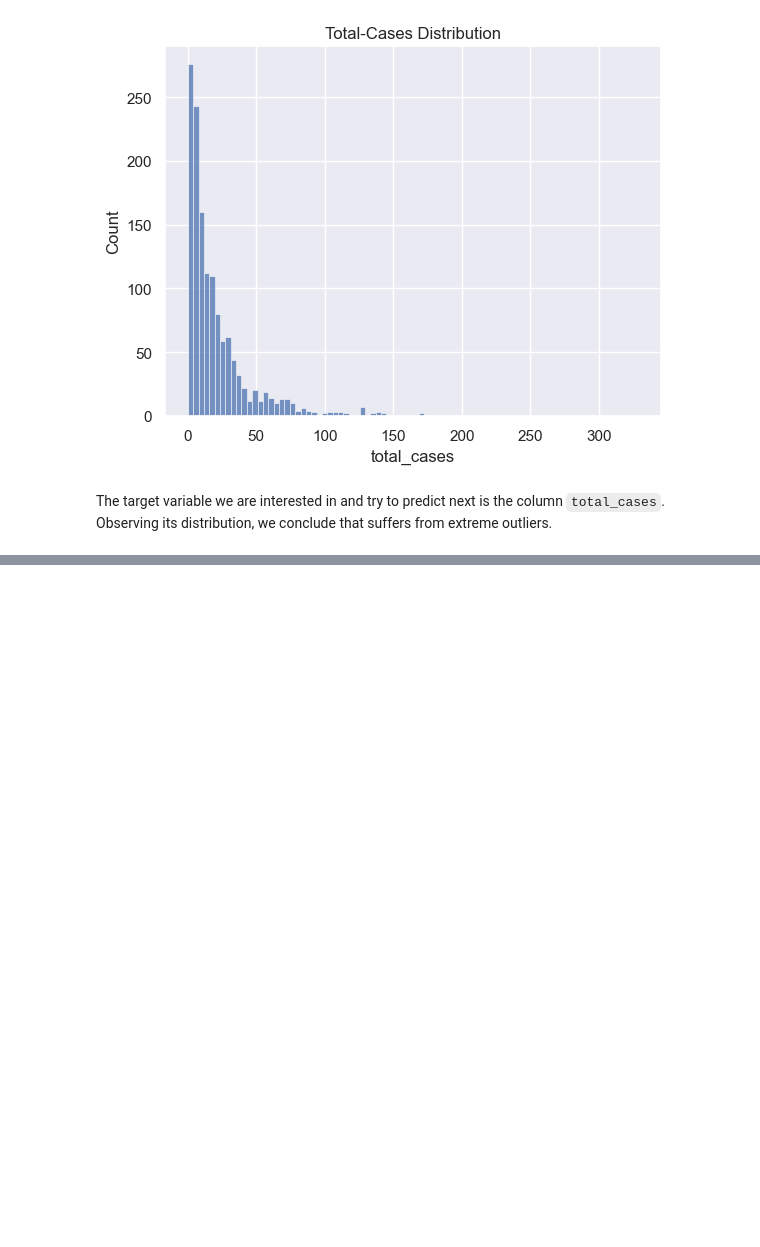
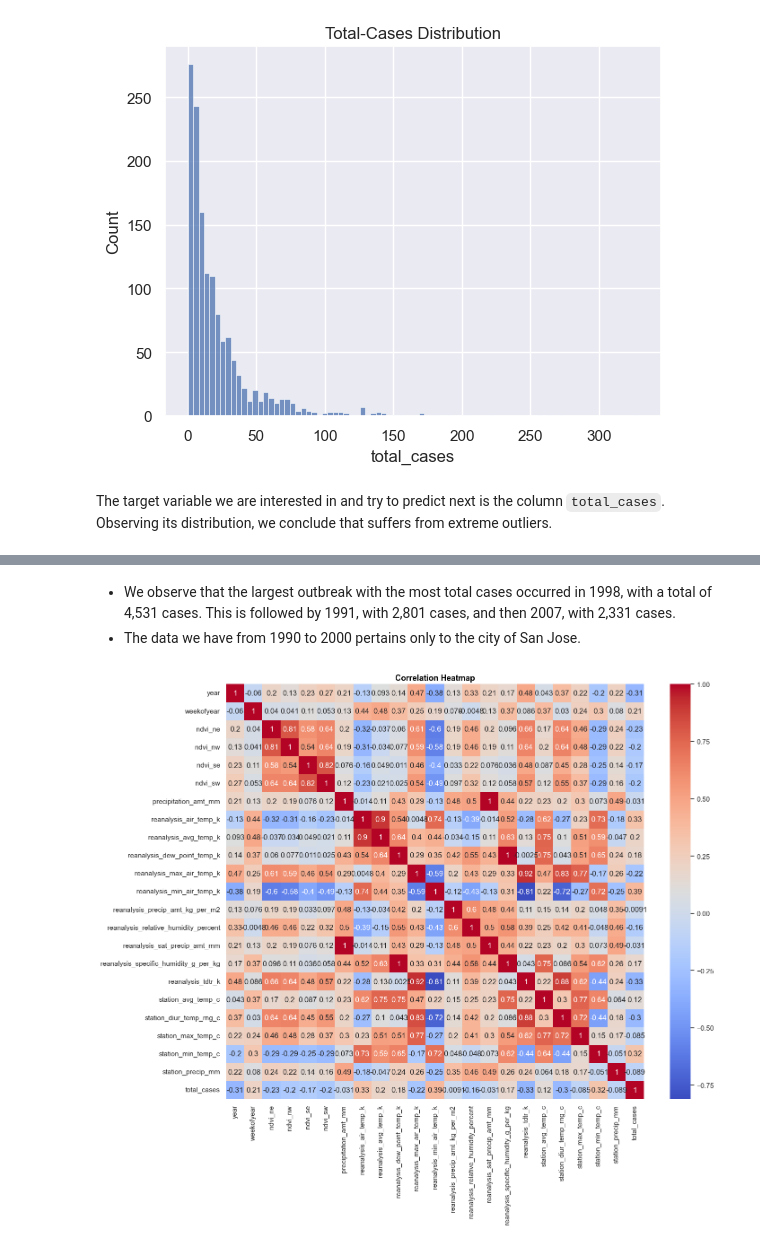
Before and after one commit to leonemma/Dengue-Fever, a Jupyter notebook: Dengue_Fever.ipynb, the cells around one changed output, grey strips where cells are left out. Drawn from its saved outputs; the diff is of its cells as text; code cells hidden in the pictures; blank space fills up the shorter version.

```diff
--- a/Dengue_Fever.ipynb
+++ b/Dengue_Fever.ipynb
@@ -270,0 +301,10 @@ df.head()
+# %% [markdown]
+- We observe that the largest outbreak with the most total cases occurred in 1998, with a total of 4,531 cases. This is followed by 1991, with 2,801 cases, and then 2007, with 2,331 cases.
+- The data we have from 1990 to 2000 pertains only to the city of San Jose.
+# %%
+plt.figure(figsize=(15,12))
+sns.heatmap(df.corr(), annot=True, cmap='coolwarm')
+plt.title('Correlation Heatmap', fontsize=13, color='black', fontweight='bold')
+plt.show()
+# %% [output]
+[figure, added]
```
Also changed, not shown: parts of 13 cells of this notebook.
